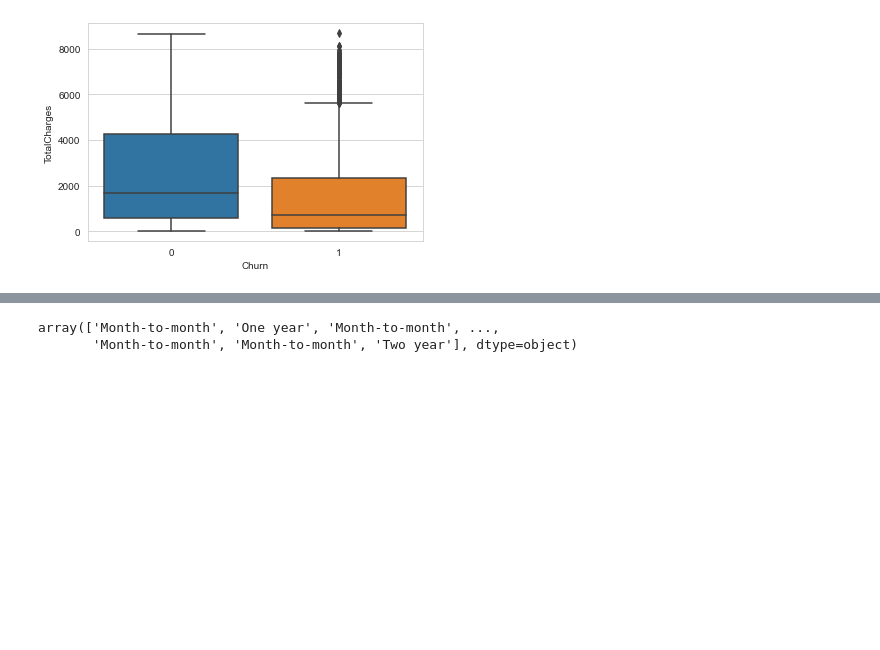
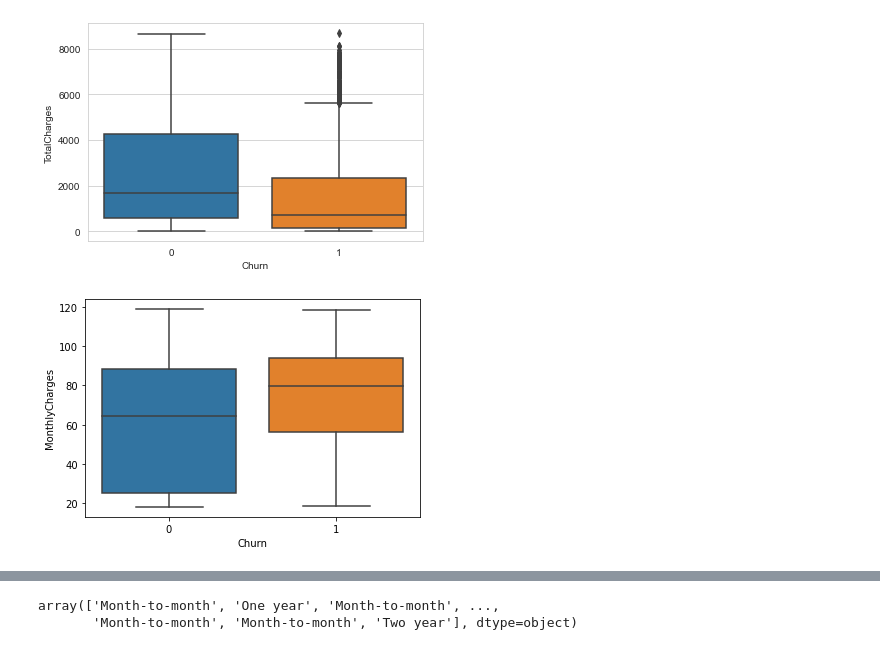
Before and after one commit to furkaneneseren/Telco-Churn-Prediction, a Jupyter notebook: churn-prediction.ipynb, the cells around one changed output, grey strips where cells are left out. Saved outputs shown, nothing was run; the diff lists cells and outputs as text; code cells hidden in the pictures; blank space fills up the shorter version.

```diff
--- a/churn-prediction.ipynb
+++ b/churn-prediction.ipynb
@@ -429,3 +429,7 @@ sns.boxplot(x= df["Churn"], y=df["tenure"], data=df);
 sns.boxplot(x= df["Churn"], y=df["TotalCharges"], data=df);
 # %% [output]
 [figure]
+# %%
+sns.boxplot(x= df["Churn"], y=df["MonthlyCharges"], data=df);
+# %% [output]
+[figure, added]
```
Also changed, not shown: parts of 35 cells of this notebook.
